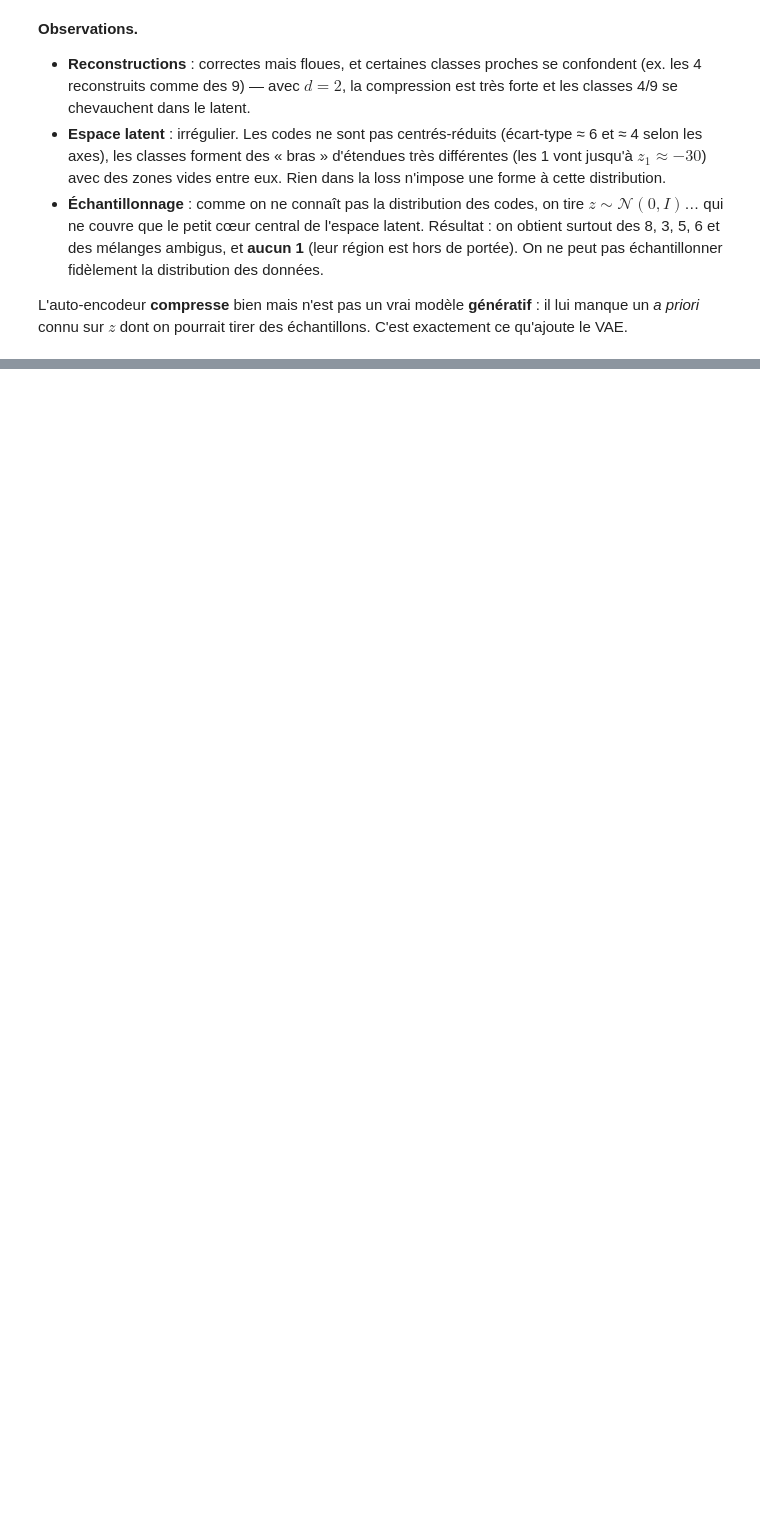
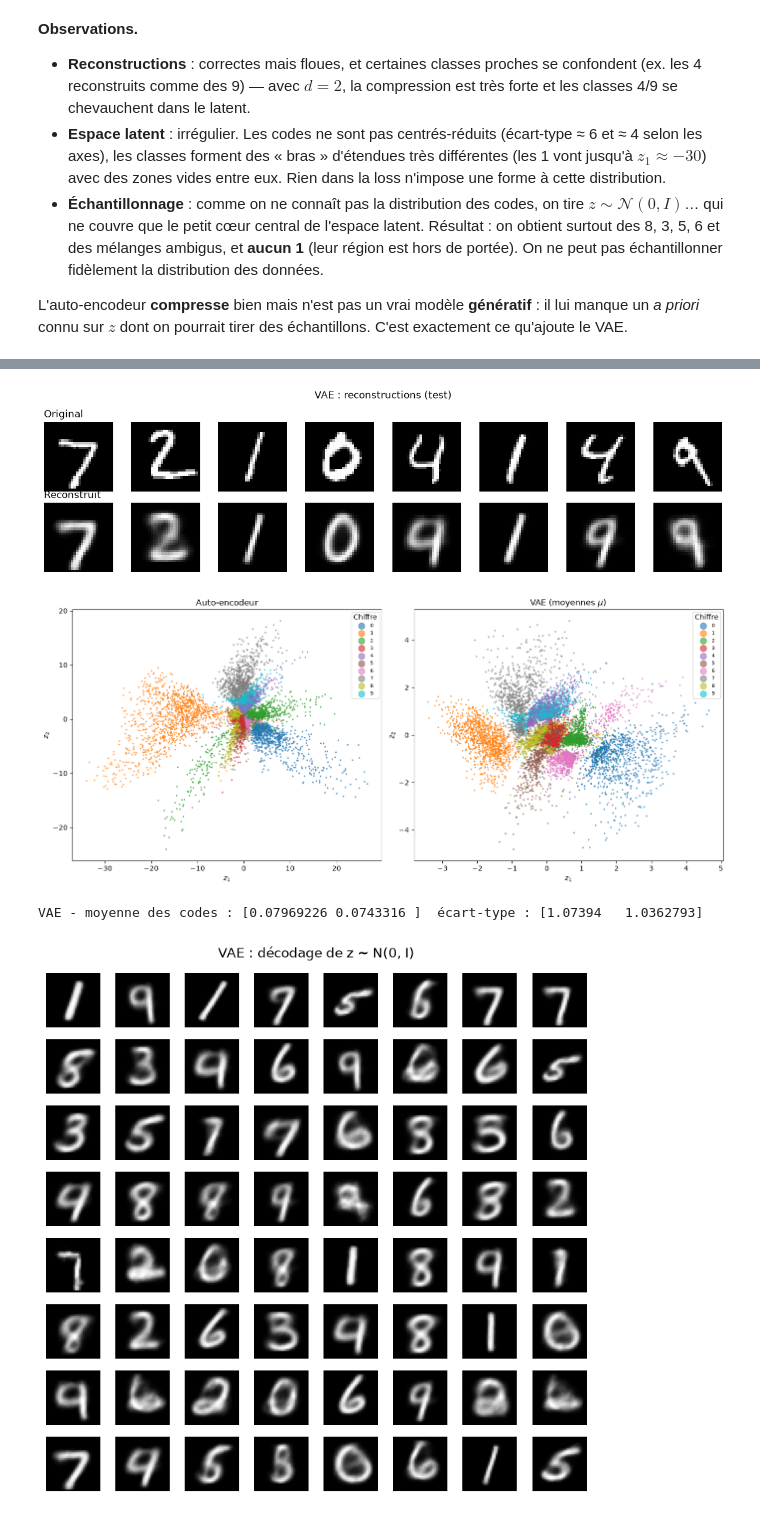
Before and after one commit to yassineabouhassan77-crypto/tp-modeles-generatifs, a Jupyter notebook: modeles_generatifs.ipynb, the cells around one changed output, grey strips where cells are left out. Saved outputs shown, nothing was run; the diff lists cells and outputs as text; code cells hidden in the pictures; blank space fills up the shorter version.

```diff
--- a/modeles_generatifs.ipynb
+++ b/modeles_generatifs.ipynb
@@ -427,0 +578,57 @@ L'auto-encodeur **compresse** bien mais n'est pas un vrai modèle **génératif*
+# %%
+vae.eval()
+
+# 1) Reconstructions (on utilise mu, sans bruit, pour reconstruire)
+show_reconstructions(lambda x: vae.decoder(vae.encode(x)[0]), "VAE : reconstructions (test)")
+
+# 2) Espace latent : AE vs VAE côte à côte
+z_vae, y_vae = encode_dataset(lambda x: vae.encode(x)[0], test_loader)
+fig, axes = plt.subplots(1, 2, figsize=(14, 6))
+plot_latent(z_ae, y_ae, "Auto-encodeur", axes[0])
+plot_latent(z_vae, y_vae, "VAE (moyennes $\\mu$)", axes[1])
+plt.tight_layout()
+plt.show()
+print("VAE - moyenne des codes :", z_vae.mean(dim=0).numpy(), " écart-type :", z_vae.std(dim=0).numpy())
+
+# 3) Génération : z ~ N(0, I) -> décodeur. Comparaison directe avec l'AE.
+with torch.no_grad():
+    z_rand = torch.randn(64, LATENT_DIM, device=device)
+    samples_vae = vae.decoder(z_rand).cpu()
+show_grid(samples_vae, "VAE : décodage de z ~ N(0, I)", nrow=8)
+
+# 4) Variété apprise : grille régulière en quantiles de N(0, 1)
+n = 15
+q = torch.linspace(0.05, 0.95, n)
+grid = torch.distributions.Normal(0, 1).icdf(q)
+zz = torch.stack(torch.meshgrid(grid, grid.flip(0), indexing="xy"), dim=-1).view(-1, 2)
+with torch.no_grad():
+    manifold = vae.decoder(zz.to(device)).cpu().view(n, n, 28, 28)
+canvas = manifold.permute(0, 2, 1, 3).reshape(n * 28, n * 28)
+plt.figure(figsize=(8, 8))
+plt.imshow(canvas, cmap="gray")
+plt.title("VAE : variété latente 2D (grille de quantiles de N(0, I))")
+plt.axis("off")
+plt.show()
+
+# 5) Interpolation linéaire dans l'espace latent entre deux images de test
+x_test, y_test = next(iter(test_loader))
+i_a = (y_test == 1).nonzero()[0].item()
+i_b = (y_test == 0).nonzero()[0].item()
+with torch.no_grad():
+    mu_a = vae.encode(x_test[i_a : i_a + 1].to(device))[0]
+    mu_b = vae.encode(x_test[i_b : i_b + 1].to(device))[0]
+    alphas = torch.linspace(0, 1, 10, device=device).view(-1, 1)
+    interp = vae.decoder((1 - alphas) * mu_a + alphas * mu_b).cpu()
+fig, axes = plt.subplots(1, 10, figsize=(15, 1.8))
+for ax, img, a in zip(axes, interp, alphas.cpu()):
+    ax.imshow(img.squeeze(), cmap="gray")
+    ax.set_title(f"α={a.item():.2f}", fontsize=8)
+    ax.axis("off")
+plt.suptitle("VAE : interpolation latente 1 → 0")
+plt.tight_layout()
+plt.show()
+# %% [output]
+[figure, added]
+[figure, added]
+VAE - moyenne des codes : [0.07969226 0.0743316 ]  écart-type : [1.07394   1.0362793]
+[figure, added]
```
Also changed, not shown: parts of 5 cells of this notebook.
